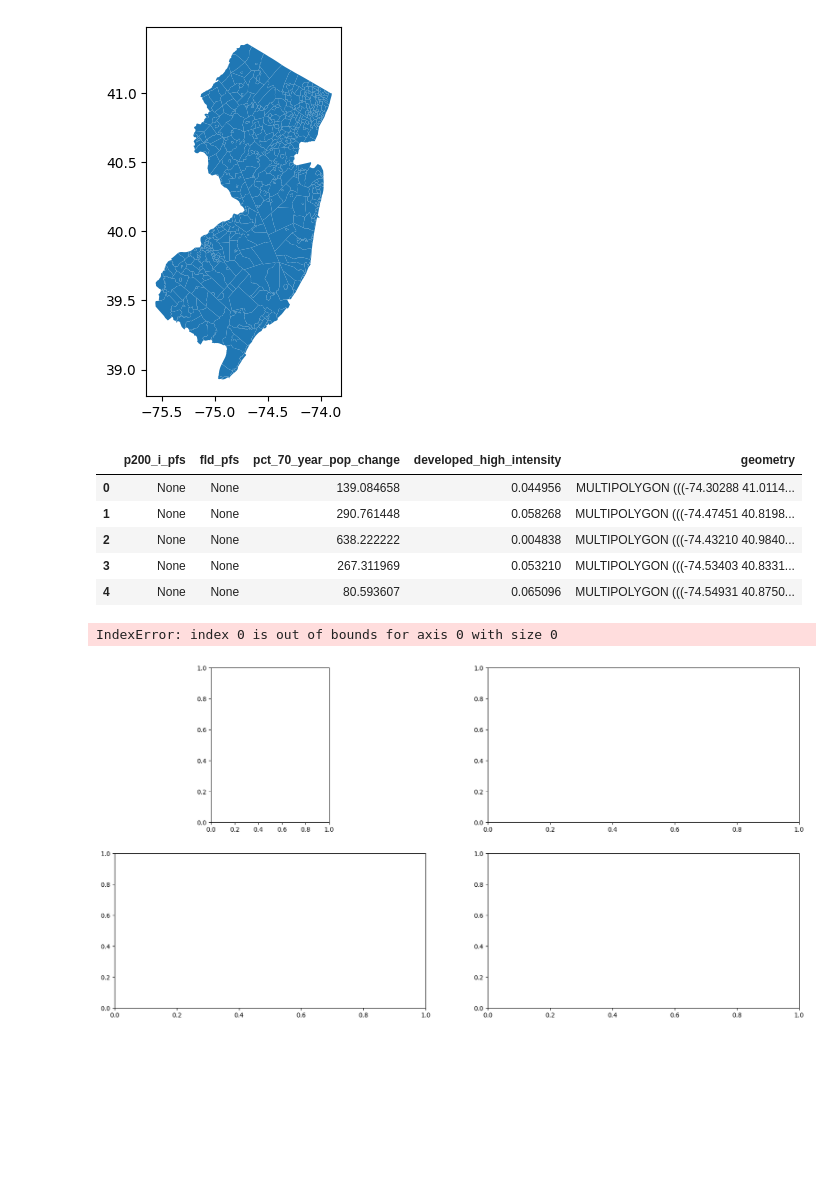
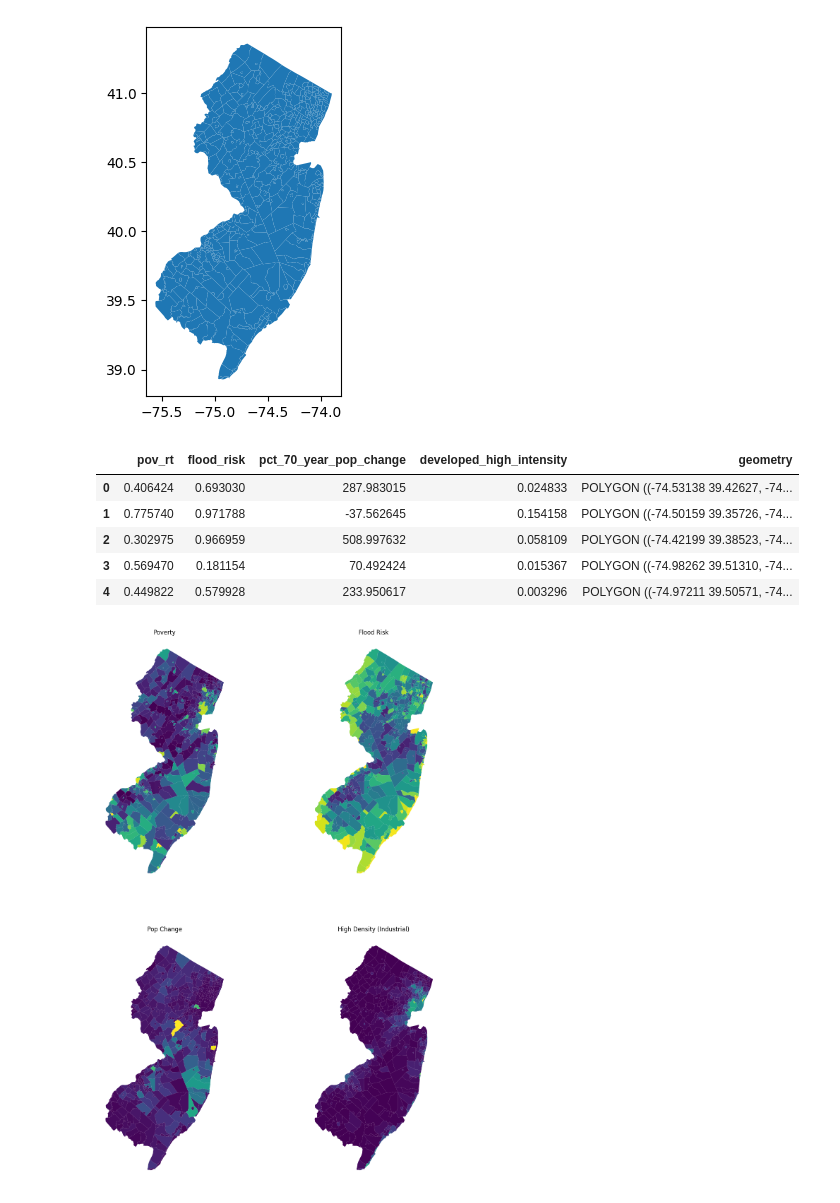
Before and after one commit to nlebovits/mach-superstudio, a Jupyter notebook: notebooks/retreat_index.ipynb, the cells around one changed output. Cells and saved outputs as stored; diff of their text form; code cells hidden in the pictures; blank space fills up the shorter version.

Commit message:
finish clustering

```diff
--- a/notebooks/retreat_index.ipynb
+++ b/notebooks/retreat_index.ipynb
@@ -39,28 +44,35 @@ cluster_dat.plot()
 cluster_dat['pct_70_year_pop_change'] = ((cluster_dat['tot_pop_2020'] - cluster_dat['tot_pop_1950']) / cluster_dat['tot_pop_1950']) * 100
 # %%
 # select the following columns: P200_I_PFS, FLD_PFS, pct_thirty_yr_pop_change, geometry
-retreat_index_gdf = cluster_dat[['p200_i_pfs', 'fld_pfs', 'pct_70_year_pop_change', 'developed_high_intensity', 'geometry']]
+retreat_index_gdf = cluster_dat[['pov_rt', 'flood_risk', 'pct_70_year_pop_change', 'developed_high_intensity', 'geometry']]
 # %%
 retreat_index_gdf.head()
 # %% [output]
-|  | p200_i_pfs | fld_pfs | pct_70_year_pop_change | developed_high_intensity | geometry |
-| 0 | None | None | 139.084658 | 0.044956 | MULTIPOLYGON (((-74.30288 41.0114... |
-| 1 | None | None | 290.761448 | 0.058268 | MULTIPOLYGON (((-74.47451 40.8198... |
-| 2 | None | None | 638.222222 | 0.004838 | MULTIPOLYGON (((-74.43210 40.9840... |
-| 3 | None | None | 267.311969 | 0.053210 | MULTIPOLYGON (((-74.53403 40.8331... |
-| 4 | None | None | 80.593607 | 0.065096 | MULTIPOLYGON (((-74.54931 40.8750... |
+|  | pov_rt | flood_risk | pct_70_year_pop_change | developed_high_intensity | geometry |
+| 0 | 0.406424 | 0.693030 | 287.983015 | 0.024833 | POLYGON ((-74.53138 39.42627, -74... |
+| 1 | 0.775740 | 0.971788 | -37.562645 | 0.154158 | POLYGON ((-74.50159 39.35726, -74... |
+| 2 | 0.302975 | 0.966959 | 508.997632 | 0.058109 | POLYGON ((-74.42199 39.38523, -74... |
+| 3 | 0.569470 | 0.181154 | 70.492424 | 0.015367 | POLYGON ((-74.98262 39.51310, -74... |
+| 4 | 0.449822 | 0.579928 | 233.950617 | 0.003296 | POLYGON ((-74.97211 39.50571, -74... |
 # %%
 # plot maps of each of the numeric cols in the retreat_index_gdf
-fig, ax = plt.subplots(2, 2, figsize=(20, 10))
-retreat_index_gdf.plot(column='p200_i_pfs', cmap='viridis', legend=True, ax=ax[0][0])
+fig, ax = plt.subplots(2, 2, figsize=(14, 20))
+retreat_index_gdf.plot(column='pov_rt', cmap='viridis', ax=ax[0][0])
 ax[0][0].set_title('Poverty')
-retreat_index_gdf.plot(column='fld_pfs', cmap='viridis', legend=True, ax=ax[0][1])
+ax[0][0].axis('off')
+
+retreat_index_gdf.plot(column='flood_risk', cmap='viridis', ax=ax[0][1])
 ax[0][1].set_title('Flood Risk')
-retreat_index_gdf.plot(column='pct_70_year_pop_change', cmap='viridis', legend=True, ax=ax[1][0])
+ax[0][1].axis('off')
+
+retreat_index_gdf.plot(column='pct_70_year_pop_change', cmap='viridis', ax=ax[1][0])
 ax[1][0].set_title('Pop Change')
-retreat_index_gdf.plot(column='developed_high_intensity', cmap='viridis', legend=True, ax=ax[1][1])
+ax[1][0].axis('off')
+
+retreat_index_gdf.plot(column='developed_high_intensity', cmap='viridis', ax=ax[1][1])
 ax[1][1].set_title('High Density (Industrial)')
+ax[1][1].axis('off')
+
 plt.show()
 # %% [output]
-IndexError: index 0 is out of bounds for axis 0 with size 0
-[figure, old version]
+[figure, new version]
```
Also changed, not shown: parts of 20 cells of this notebook, 1 other file.
